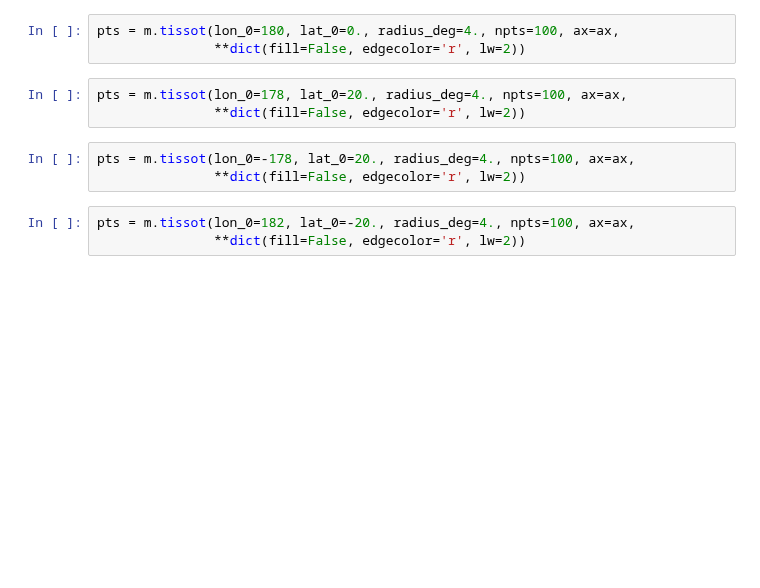
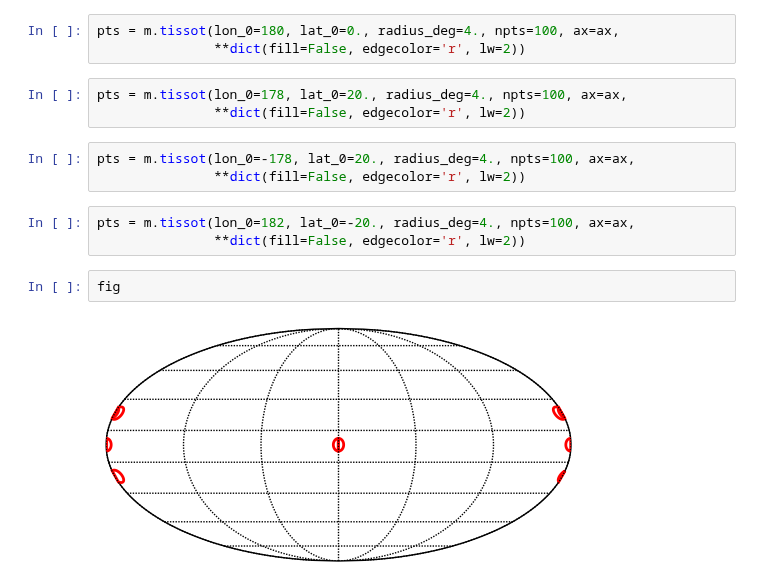
Before and after one commit to LSSTDESC/OpSimSummary, a Jupyter notebook: example/Demo_AllSkyMap.ipynb, the cells around one changed output. Drawn from its saved outputs; the diff is of its cells as text; blank space fills up the shorter version.

```diff
--- a/example/Demo_AllSkyMap.ipynb
+++ b/example/Demo_AllSkyMap.ipynb
@@ -27,3 +27,7 @@ pts = m.tissot(lon_0=-178, lat_0=20., radius_deg=4., npts=100, ax=ax,
 # %%
 pts = m.tissot(lon_0=182, lat_0=-20., radius_deg=4., npts=100, ax=ax,
                **dict(fill=False, edgecolor='r', lw=2))
+# %%
+fig
+# %% [output]
+[figure, added]
```
